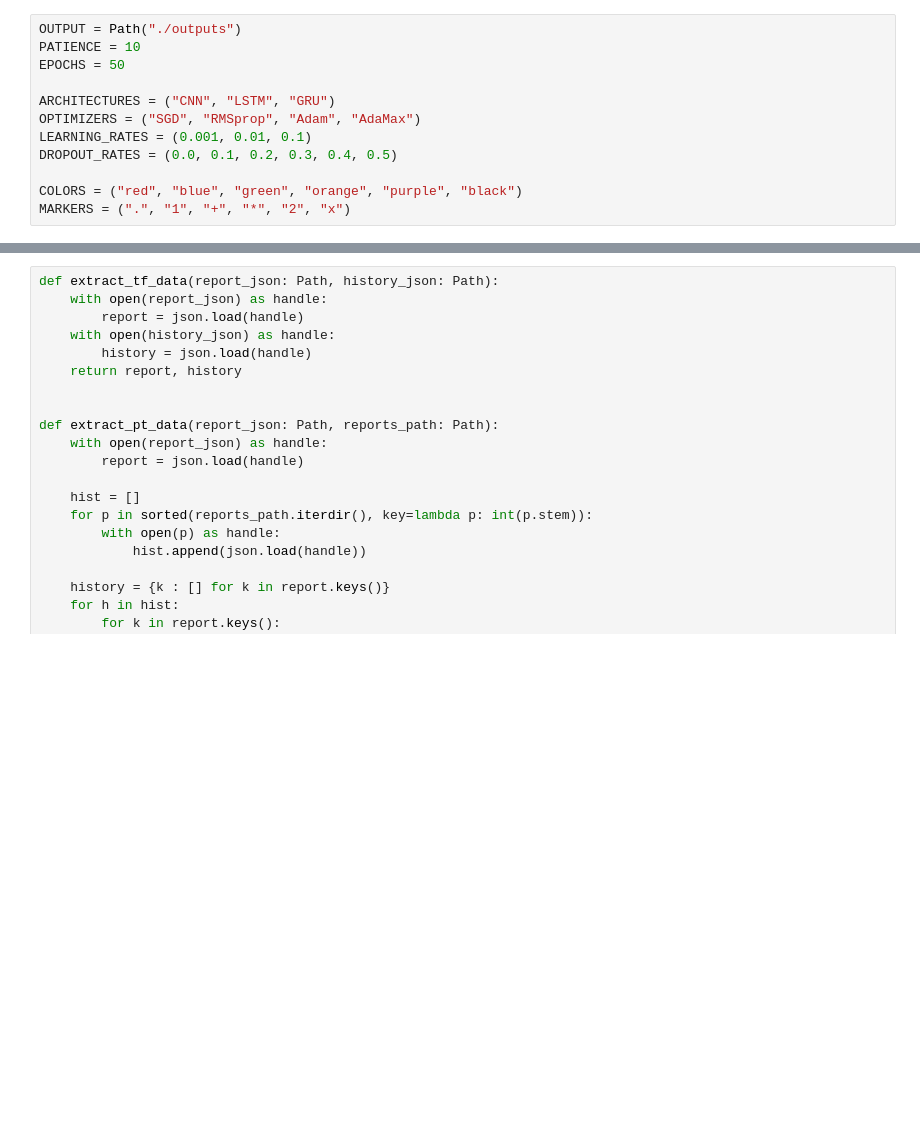
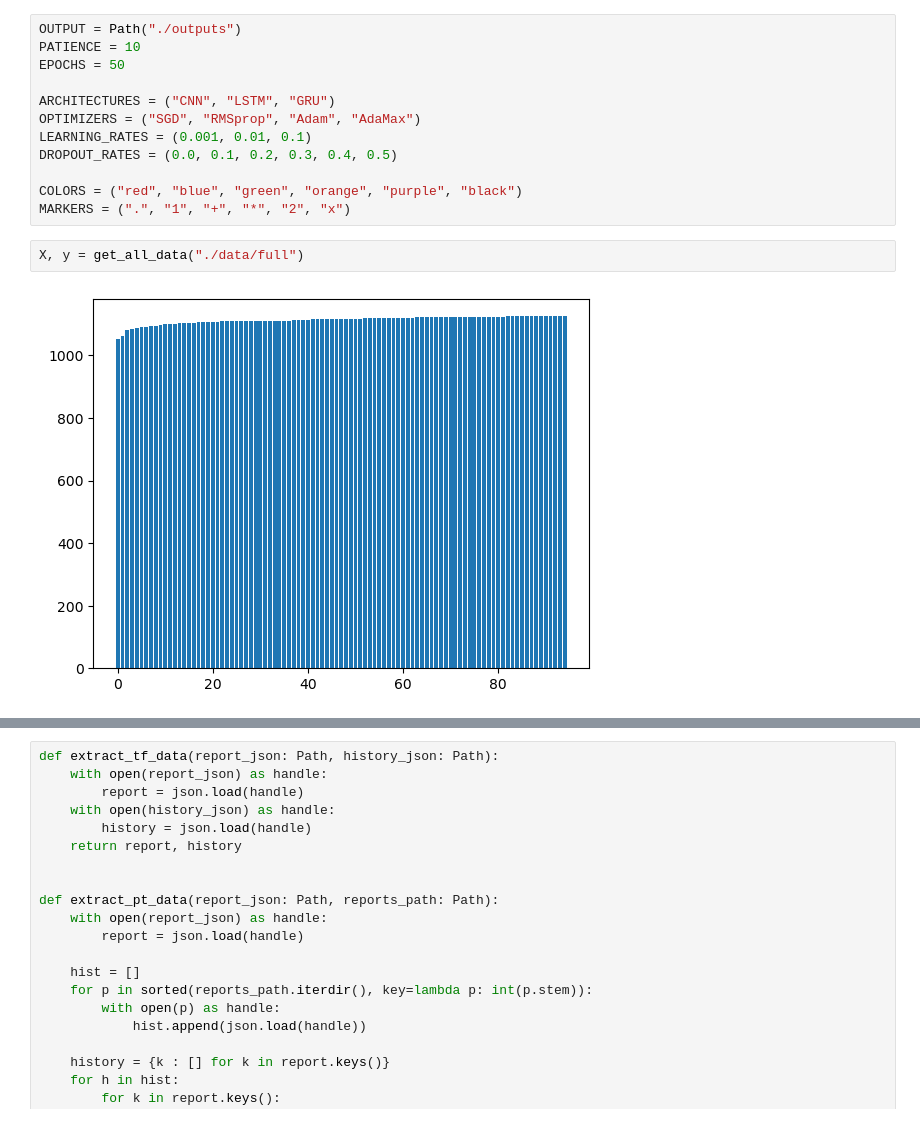
Before and after one commit to lkurlandski/WebsiteFingerprinting, a Jupyter notebook: analysis.ipynb, the cells around one changed output, grey strips where cells are left out. Saved outputs shown, nothing was run; the diff lists cells and outputs as text; blank space fills up the shorter version.

Commit message:
Site histogram

```diff
--- a/analysis.ipynb
+++ b/analysis.ipynb
@@ -18,3 +19,7 @@ DROPOUT_RATES = (0.0, 0.1, 0.2, 0.3, 0.4, 0.5)
 
 COLORS = ("red", "blue", "green", "orange", "purple", "black")
 MARKERS = (".", "1", "+", "*", "2", "x")
+# %%
+X, y = get_all_data("./data/full")
+# %% [output]
+[figure, added]
```
Also changed, not shown: parts of 6 cells of this notebook.
